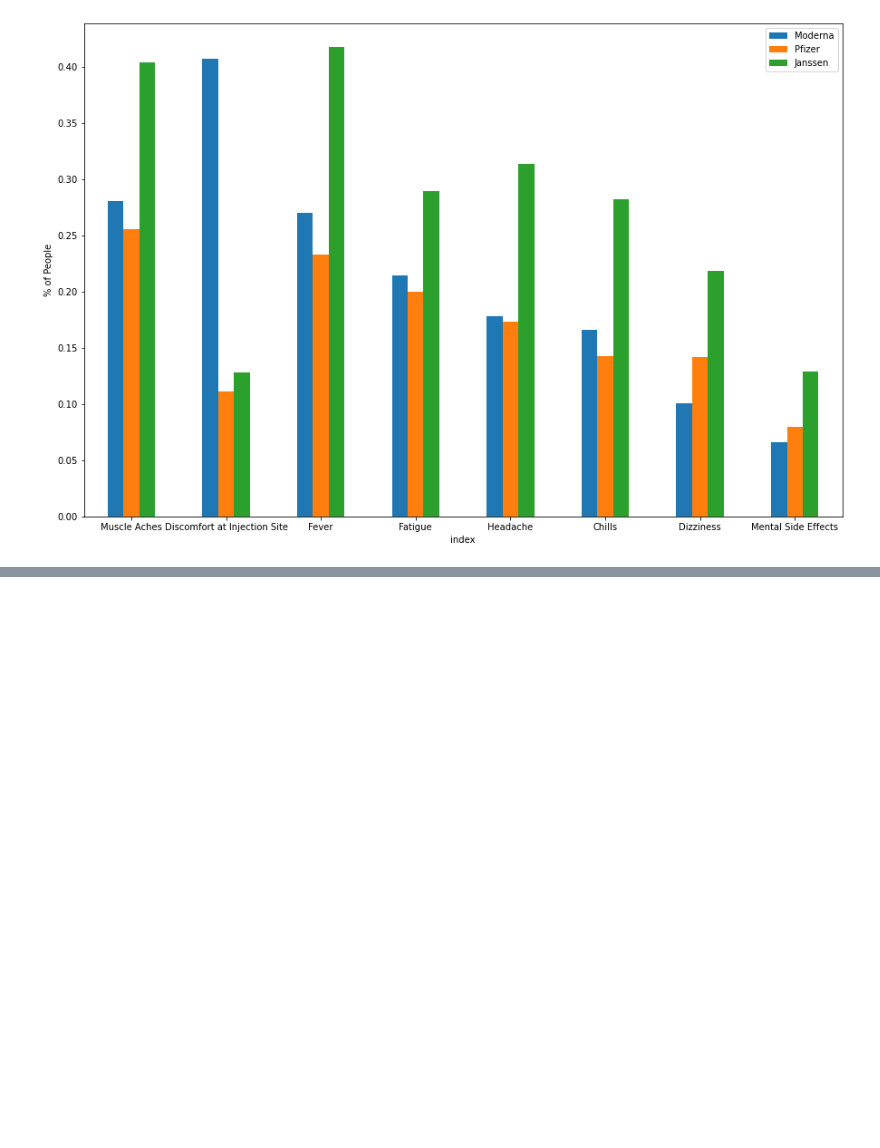
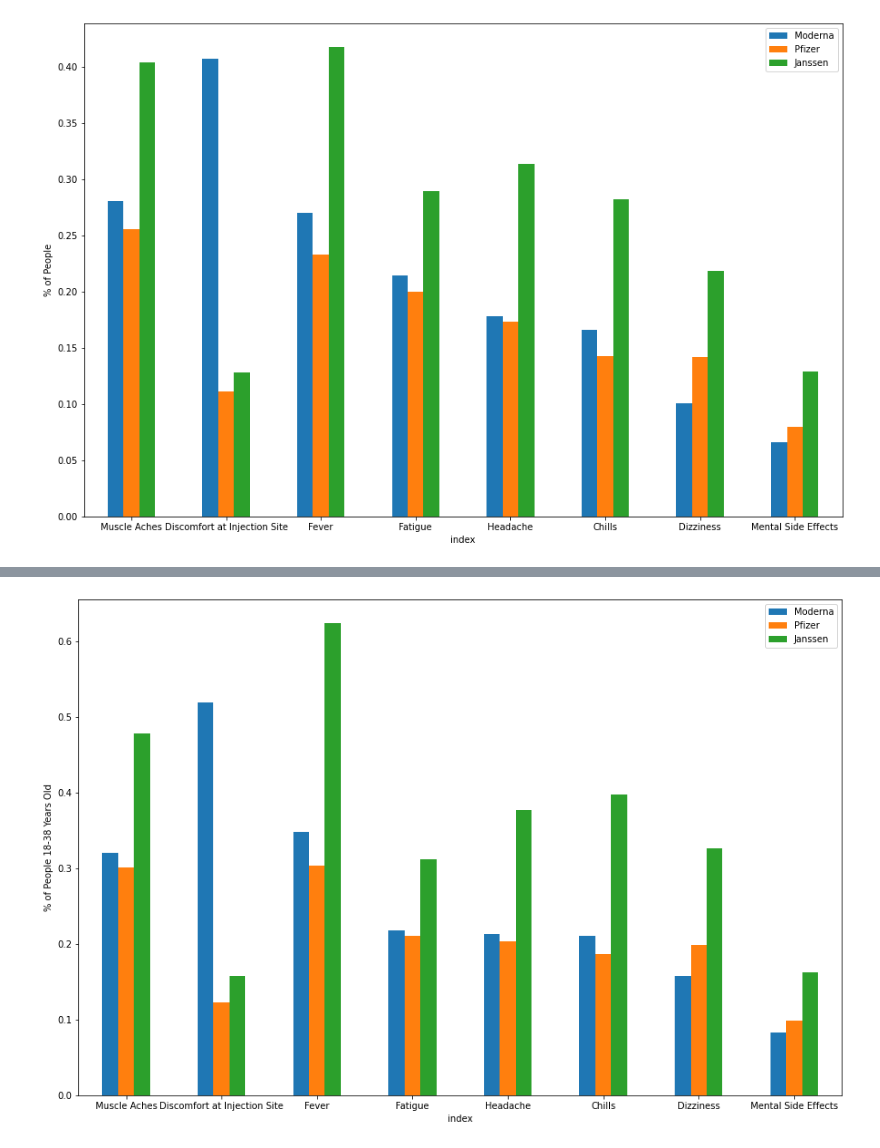
Before and after one commit to atwahl/team_55, a Jupyter notebook: vaers_cleaned.ipynb, the cells around one changed output, grey strips where cells are left out. Cells and saved outputs as stored; diff of their text form; code cells hidden in the pictures; blank space fills up the shorter version.

```diff
--- a/vaers_cleaned.ipynb
+++ b/vaers_cleaned.ipynb
@@ -916,0 +957,2 @@ topsymm.to_csv("clean_data/male_symptoms.csv", index=False)
+# %%
+age18_38 = clean[(clean["AGE_YRS"] >= 18) & (clean["AGE_YRS"] <= 38)]
@@ -916,0 +1220,4 @@ topsymm.to_csv("clean_data/male_symptoms.csv", index=False)
+# %%
+symptoms_18_38.plot.bar(ylabel = "% of People 18-38 Years Old", rot=0, figsize = (15,10));
+# %% [output]
+[figure, added]
```
Also changed, not shown: parts of 84 cells of this notebook, 5 other files.
